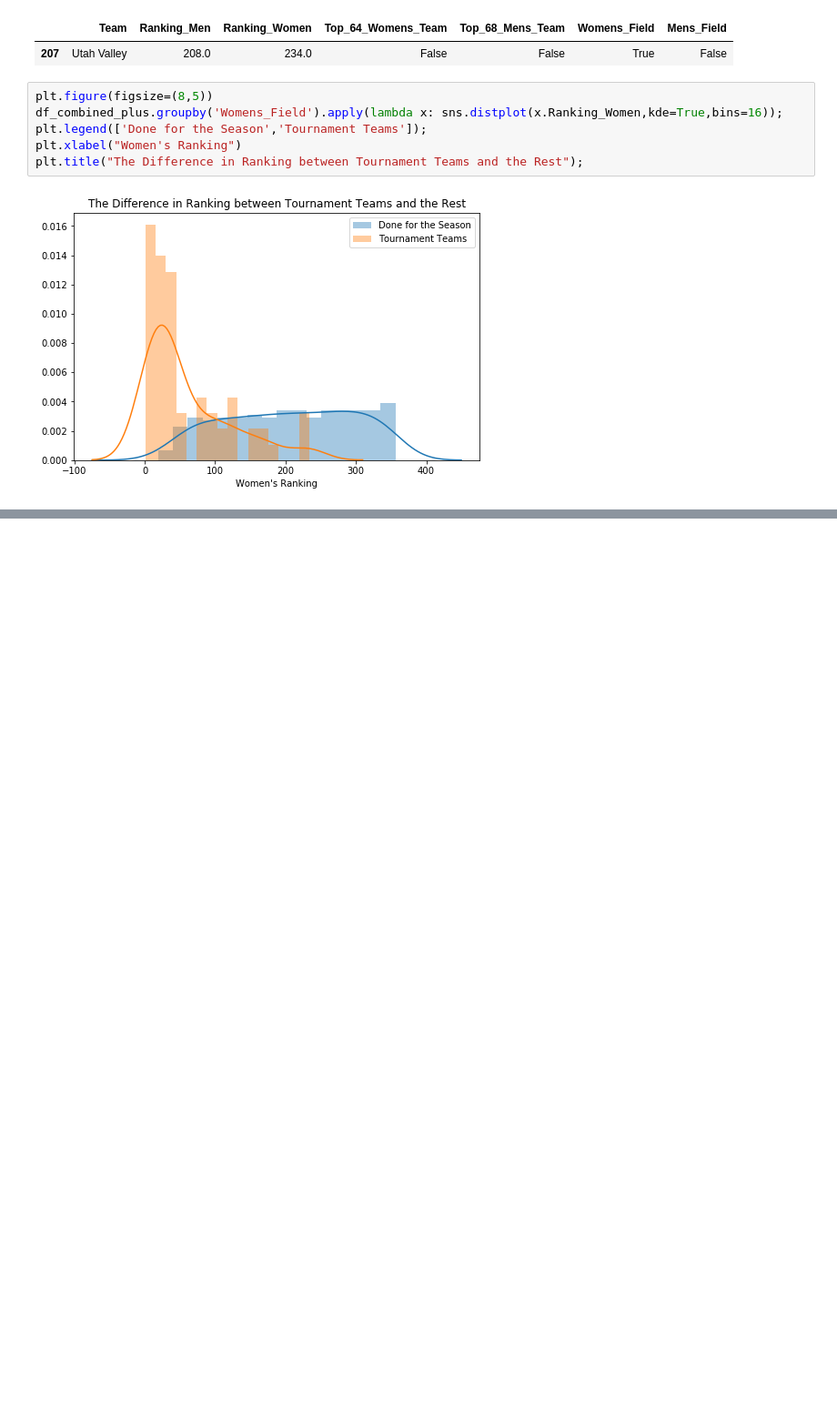
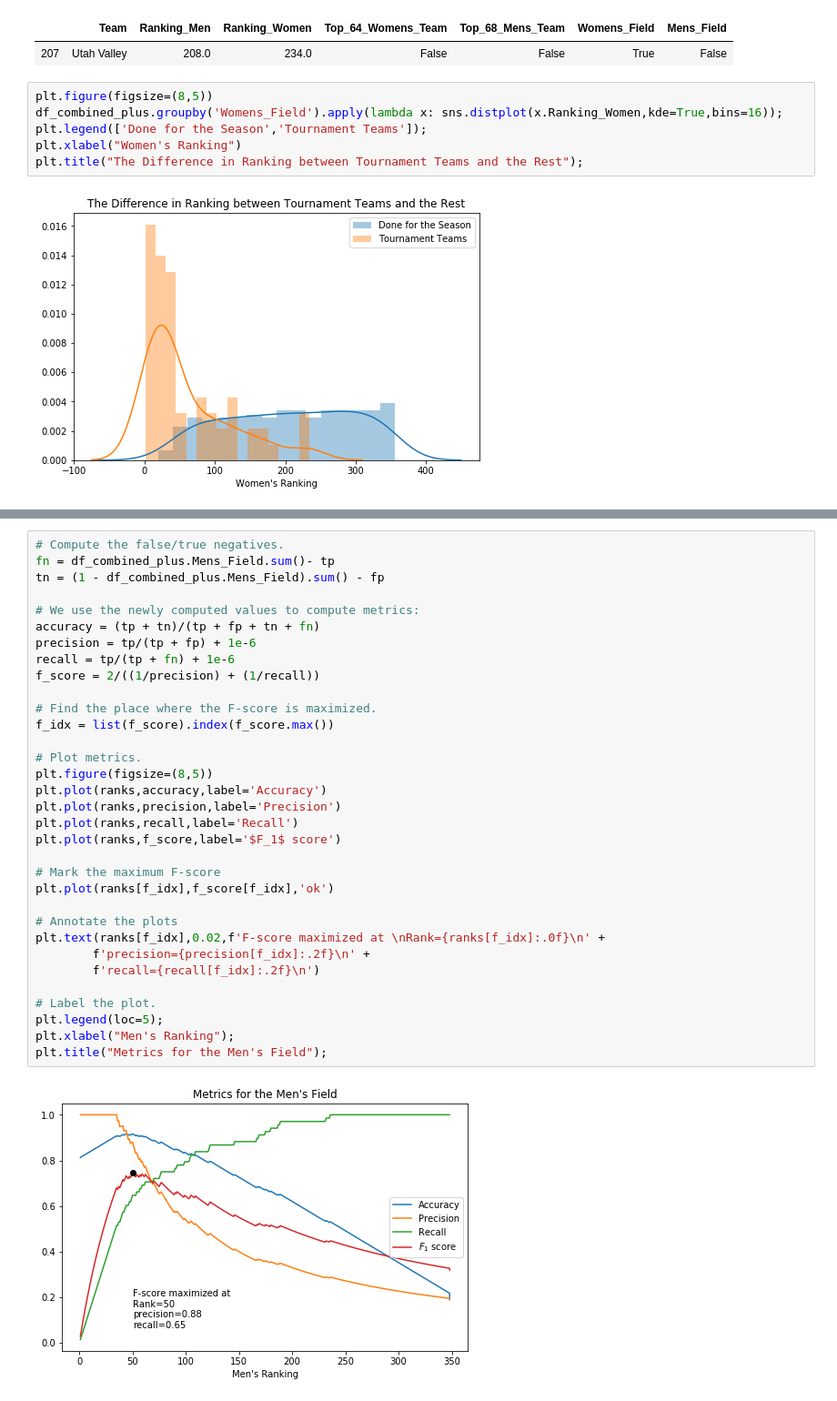
Before and after one commit to bjloe/March_Madness, a Jupyter notebook: March_Madness_Kendalls_Tau.ipynb, the cells around one changed output, grey strips where cells are left out. Shown at 91% size. Cells and saved outputs as stored; diff of their text form; blank space fills up the shorter version.

```diff
--- a/March_Madness_Kendalls_Tau.ipynb
+++ b/March_Madness_Kendalls_Tau.ipynb
@@ -309,0 +344,35 @@ plt.axis('square');
+# %%
+# Compute the false/true negatives.
+fn = df_combined_plus.Mens_Field.sum()- tp
+tn = (1 - df_combined_plus.Mens_Field).sum() - fp
+
+# We use the newly computed values to compute metrics:
+accuracy = (tp + tn)/(tp + fp + tn + fn)
+precision = tp/(tp + fp) + 1e-6
+recall = tp/(tp + fn) + 1e-6
+f_score = 2/((1/precision) + (1/recall))
+
+# Find the place where the F-score is maximized.
+f_idx = list(f_score).index(f_score.max())
+
+# Plot metrics.
+plt.figure(figsize=(8,5))
+plt.plot(ranks,accuracy,label='Accuracy')
+plt.plot(ranks,precision,label='Precision')
+plt.plot(ranks,recall,label='Recall')
+plt.plot(ranks,f_score,label='$F_1$ score')
+
+# Mark the maximum F-score
+plt.plot(ranks[f_idx],f_score[f_idx],'ok')
+
+# Annotate the plots
+plt.text(ranks[f_idx],0.02,f'F-score maximized at \nRank={ranks[f_idx]:.0f}\n' +
+        f'precision={precision[f_idx]:.2f}\n' +
+        f'recall={recall[f_idx]:.2f}\n')
+
+# Label the plot.
+plt.legend(loc=5);
+plt.xlabel("Men's Ranking");
+plt.title("Metrics for the Men's Field");
+# %% [output]
+[figure, added]
```
Also changed, not shown: parts of 21 cells of this notebook.
